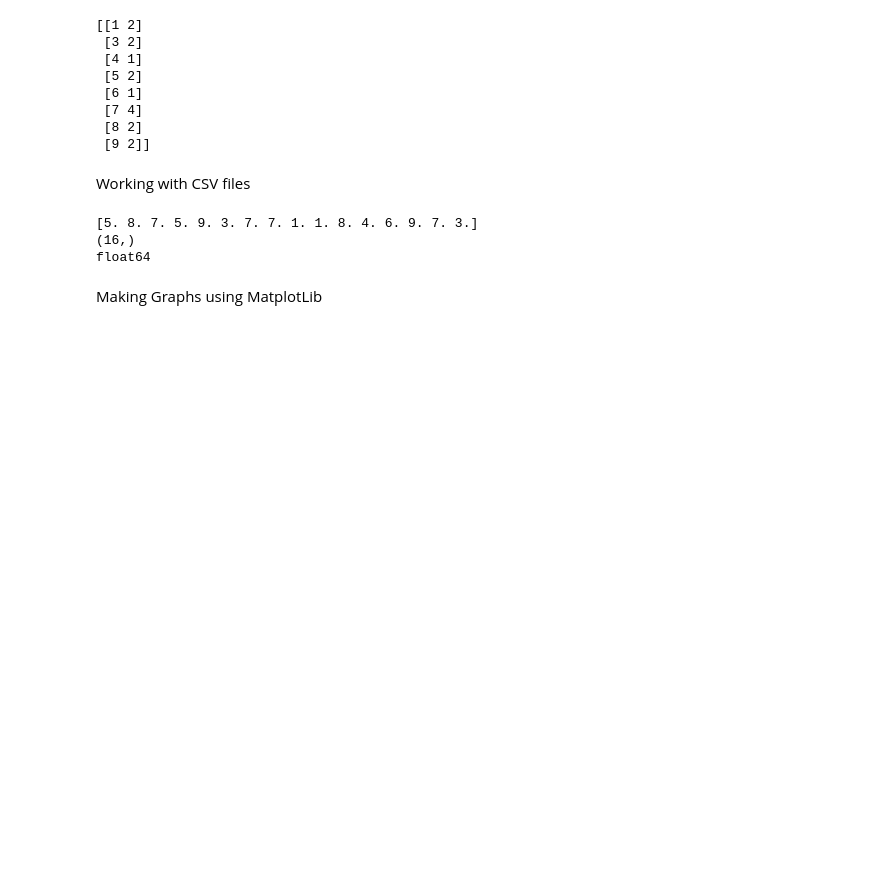
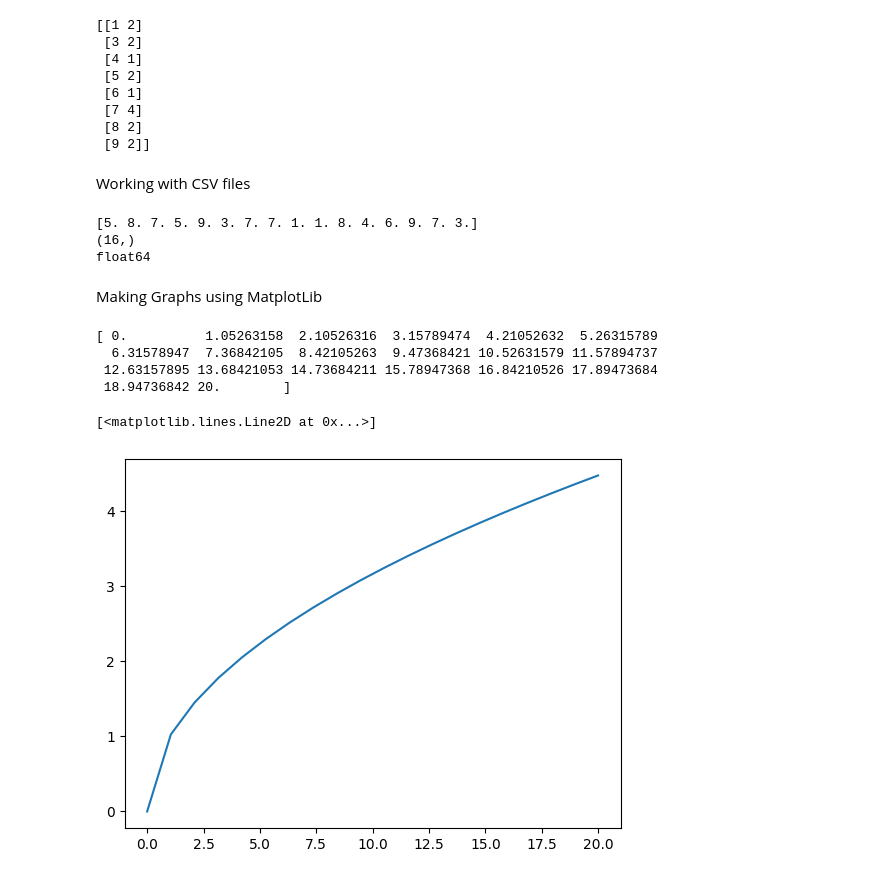
Before and after one commit to KennedyMungai/numpy_proper_intro, a Jupyter notebook: numpy.ipynb, the cells around one changed output. Cells and saved outputs as stored; diff of their text form; code cells hidden in the pictures; blank space fills up the shorter version.

Commit message:
Plotted out a simple exponents curve

```diff
--- a/numpy.ipynb
+++ b/numpy.ipynb
@@ -445,0 +447,12 @@ import matplotlib.pyplot as plt
+# %%
+x_vals = np.linspace(0, 20, 20)
+print(x_vals)
+y_vals = [math.sqrt(i) for i in x_vals]
+plt.plot(x_vals, y_vals)
+# %% [output]
+[ 0.          1.05263158  2.10526316  3.15789474  4.21052632  5.26315789
+  6.31578947  7.36842105  8.42105263  9.47368421 10.52631579 11.57894737
+ 12.63157895 13.68421053 14.73684211 15.78947368 16.84210526 17.89473684
+ 18.94736842 20.        ]
+[<matplotlib.lines.Line2D at 0x...>]
+[figure, added]
```
Also changed, not shown: parts of 1 cell of this notebook.
